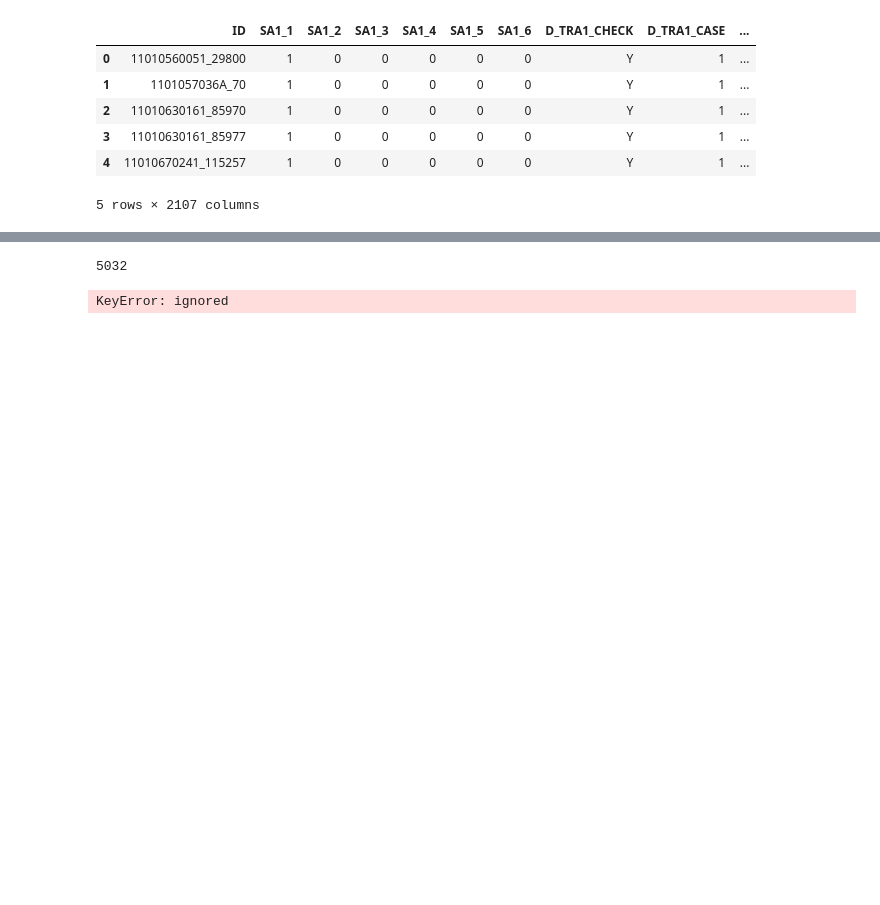
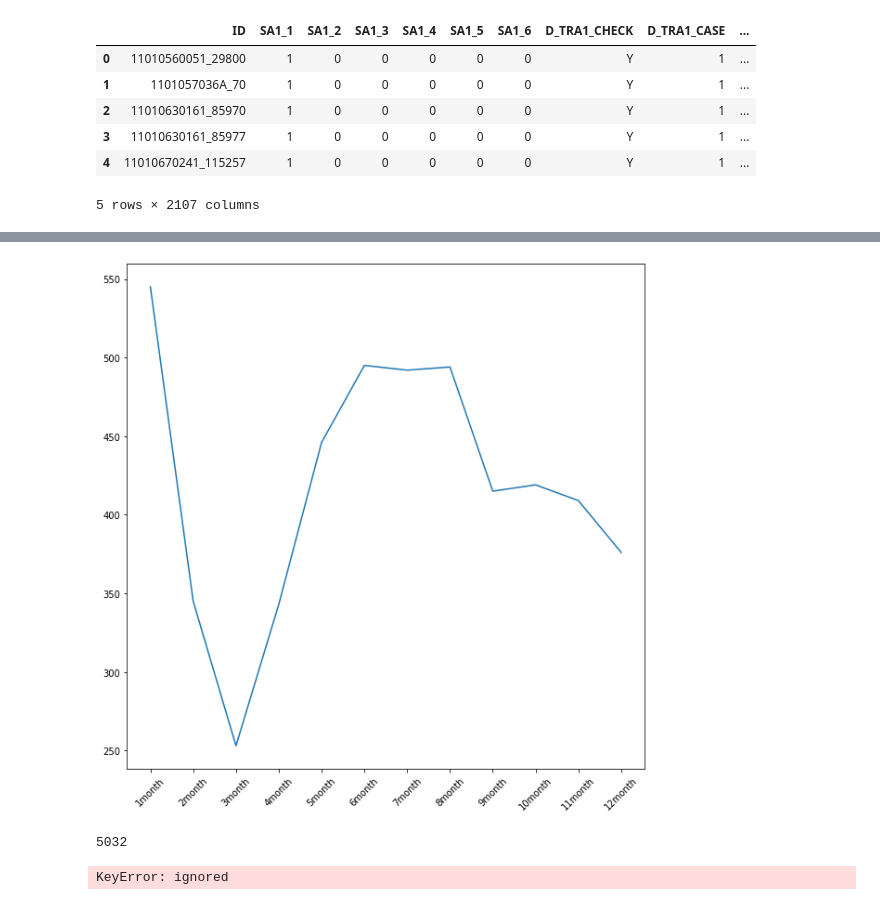
Before and after one commit to ansehoon1999/MG-DataAnaylsis, a Jupyter notebook: 세훈/DataAnaylsis_7_16.ipynb, the cells around one changed output, grey strips where cells are left out. Saved outputs shown, nothing was run; the diff lists cells and outputs as text; code cells hidden in the pictures; blank space fills up the shorter version.

```diff
--- a/세훈/DataAnaylsis_7_16.ipynb
+++ b/세훈/DataAnaylsis_7_16.ipynb
@@ -42,0 +122,17 @@ print(df_sex)
+# %%
+import matplotlib.pyplot as plt
+
+df_month = pd.DataFrame()
+df_month['month'] = [str(x) + 'month' for x in range(1, 13)]
+df_month['count'] = m_list
+
+fig = plt.figure(figsize=(10,10)) ## 캔버스 생성
+fig.set_facecolor('white') ## 캔버스 색상 설정
+ax = fig.add_subplot() ## 그림 뼈대(프레임) 생성
+
+ax.plot(df_month['month'],df_month['count']) ## 선그래프 생성
+
+plt.xticks(rotation=45) ## x축 눈금 라벨 설정 - 40도 회전
+plt.show()
+# %% [output]
+[figure, added]
```
Also changed, not shown: parts of 11 cells of this notebook.
